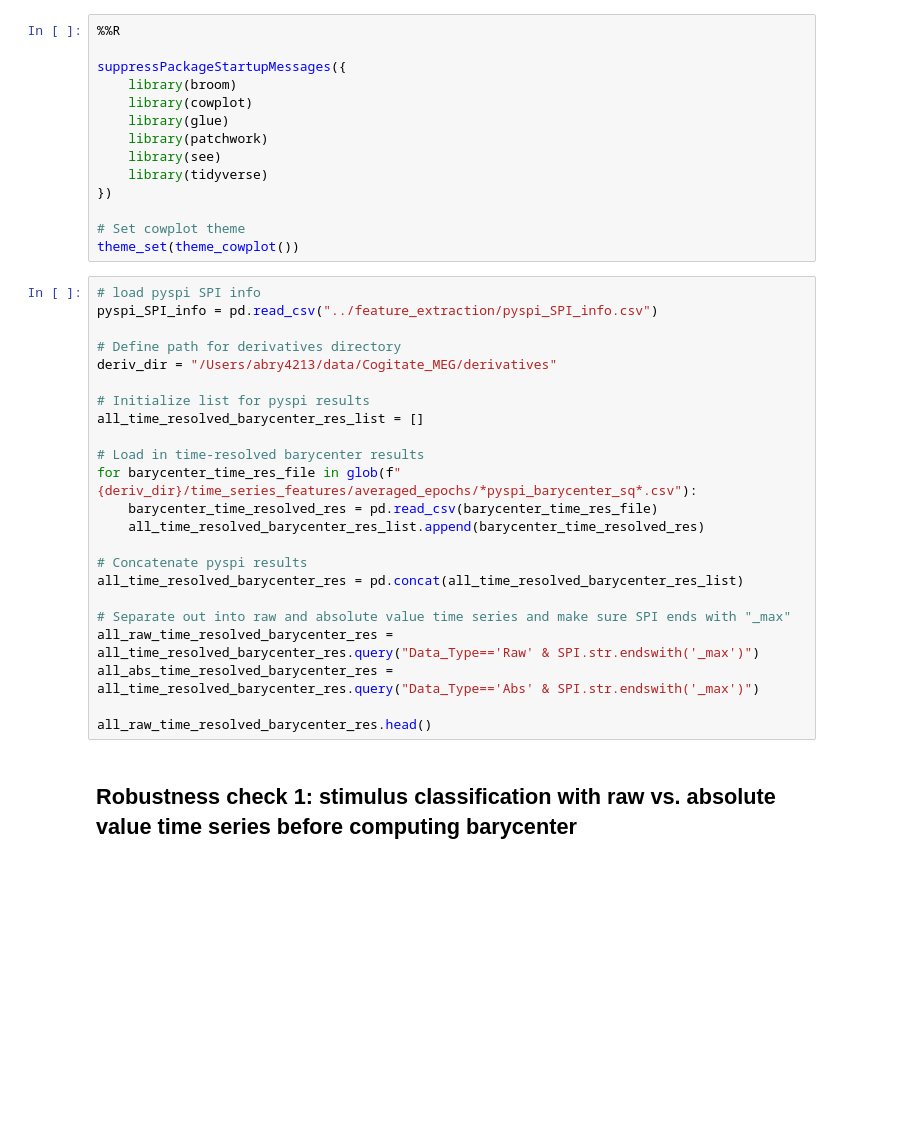
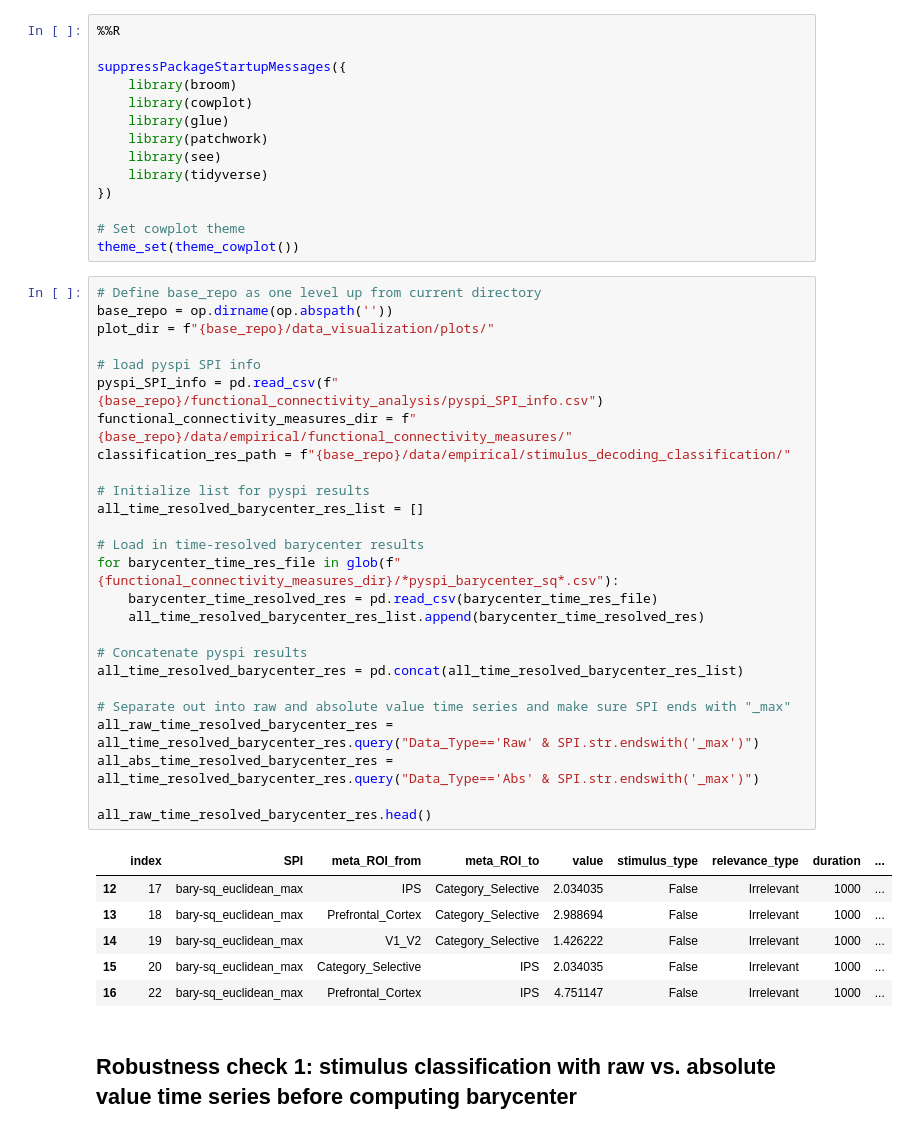
Before and after one commit to anniegbryant/MEG_functional_connectivity, a Jupyter notebook: barycenter_robustness/barycenter_robustness_checks.ipynb, the cells around one changed output. Cells and saved outputs as stored; diff of their text form; blank space fills up the shorter version.

```diff
--- a/barycenter_robustness/barycenter_robustness_checks.ipynb
+++ b/barycenter_robustness/barycenter_robustness_checks.ipynb
@@ -47,28 +45,38 @@ suppressPackageStartupMessages({
 # Set cowplot theme
 theme_set(theme_cowplot())
 # %%
+# Define base_repo as one level up from current directory
+base_repo = op.dirname(op.abspath(''))
+plot_dir = f"{base_repo}/data_visualization/plots/"
+
 # load pyspi SPI info
-pyspi_SPI_info = pd.read_csv("../feature_extraction/pyspi_SPI_info.csv")
-
-# Define path for derivatives directory
-deriv_dir = "/Users/abry4213/data/Cogitate_MEG/derivatives"
+pyspi_SPI_info = pd.read_csv(f"{base_repo}/functional_connectivity_analysis/pyspi_SPI_info.csv")
+functional_connectivity_measures_dir = f"{base_repo}/data/empirical/functional_connectivity_measures/"
+classification_res_path = f"{base_repo}/data/empirical/stimulus_decoding_classification/"
 
 # Initialize list for pyspi results
 all_time_resolved_barycenter_res_list = []
 
 # Load in time-resolved barycenter results
-for barycenter_time_res_file in glob(f"{deriv_dir}/time_series_features/averaged_epochs/*pyspi_barycenter_sq*.csv"):
+for barycenter_time_res_file in glob(f"{functional_connectivity_measures_dir}/*pyspi_barycenter_sq*.csv"):
     barycenter_time_resolved_res = pd.read_csv(barycenter_time_res_file)
     all_time_resolved_barycenter_res_list.append(barycenter_time_resolved_res)
 
 # Concatenate pyspi results
 all_time_resolved_barycenter_res = pd.concat(all_time_resolved_barycenter_res_list)
 
 # Separate out into raw and absolute value time series and make sure SPI ends with "_max"
 all_raw_time_resolved_barycenter_res = all_time_resolved_barycenter_res.query("Data_Type=='Raw' & SPI.str.endswith('_max')")
 all_abs_time_resolved_barycenter_res = all_time_resolved_barycenter_res.query("Data_Type=='Abs' & SPI.str.endswith('_max')")
 
 all_raw_time_resolved_barycenter_res.head()
+# %% [output]
+|  | index | SPI | meta_ROI_from | meta_ROI_to | value | stimulus_type | relevance_type | duration | ... |
+| 12 | 17 | bary-sq_euclidean_max | IPS | Category_Selective | 2.034035 | False | Irrelevant | 1000 | ... |
+| 13 | 18 | bary-sq_euclidean_max | Prefrontal_Cortex | Category_Selective | 2.988694 | False | Irrelevant | 1000 | ... |
+| 14 | 19 | bary-sq_euclidean_max | V1_V2 | Category_Selective | 1.426222 | False | Irrelevant | 1000 | ... |
+| 15 | 20 | bary-sq_euclidean_max | Category_Selective | IPS | 2.034035 | False | Irrelevant | 1000 | ... |
+| 16 | 22 | bary-sq_euclidean_max | Prefrontal_Cortex | IPS | 4.751147 | False | Irrelevant | 1000 | ... |
 # %% [markdown]
 ## Robustness check 1: stimulus classification with raw vs. absolute value time series before computing barycenter
 # %%
```
Also changed, not shown: parts of 6 cells of this notebook, 10 other files.
